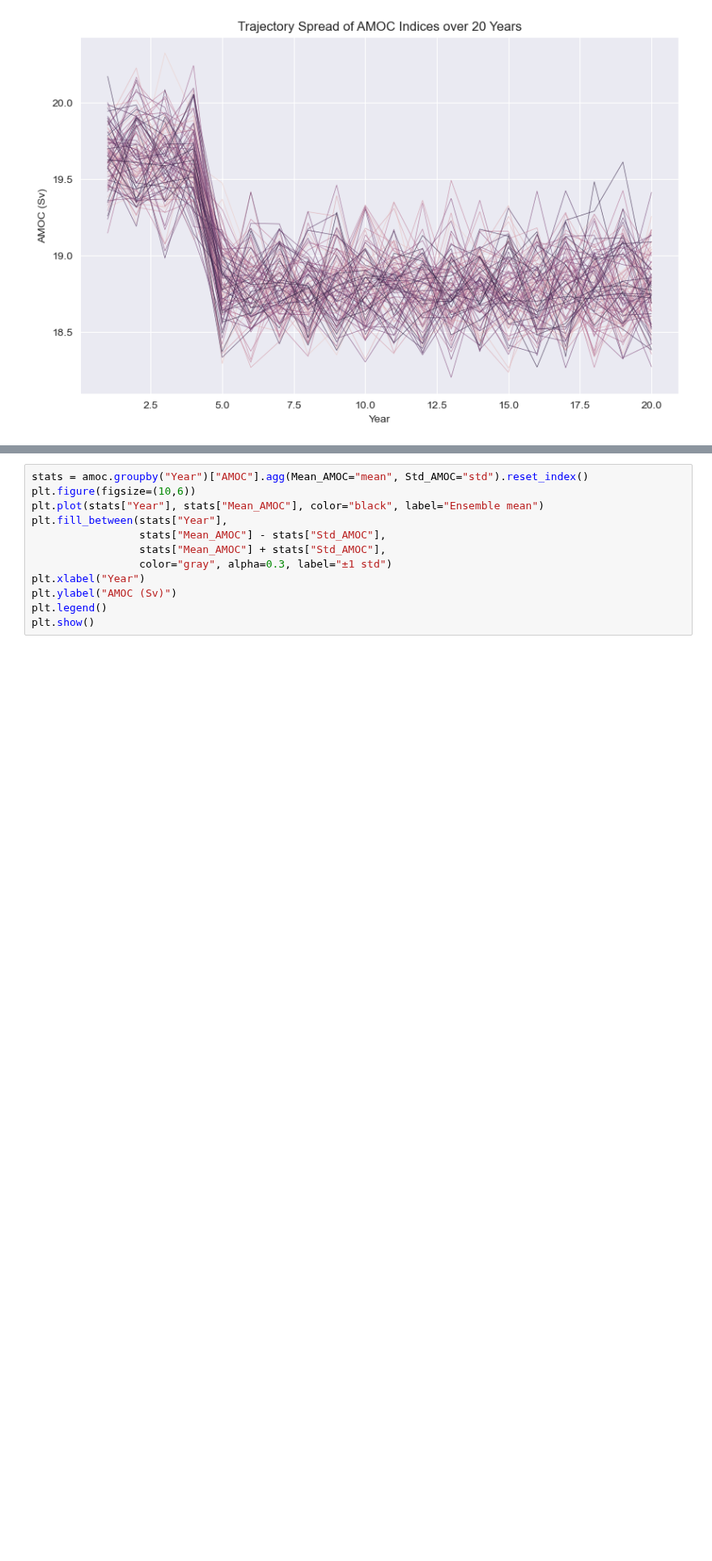
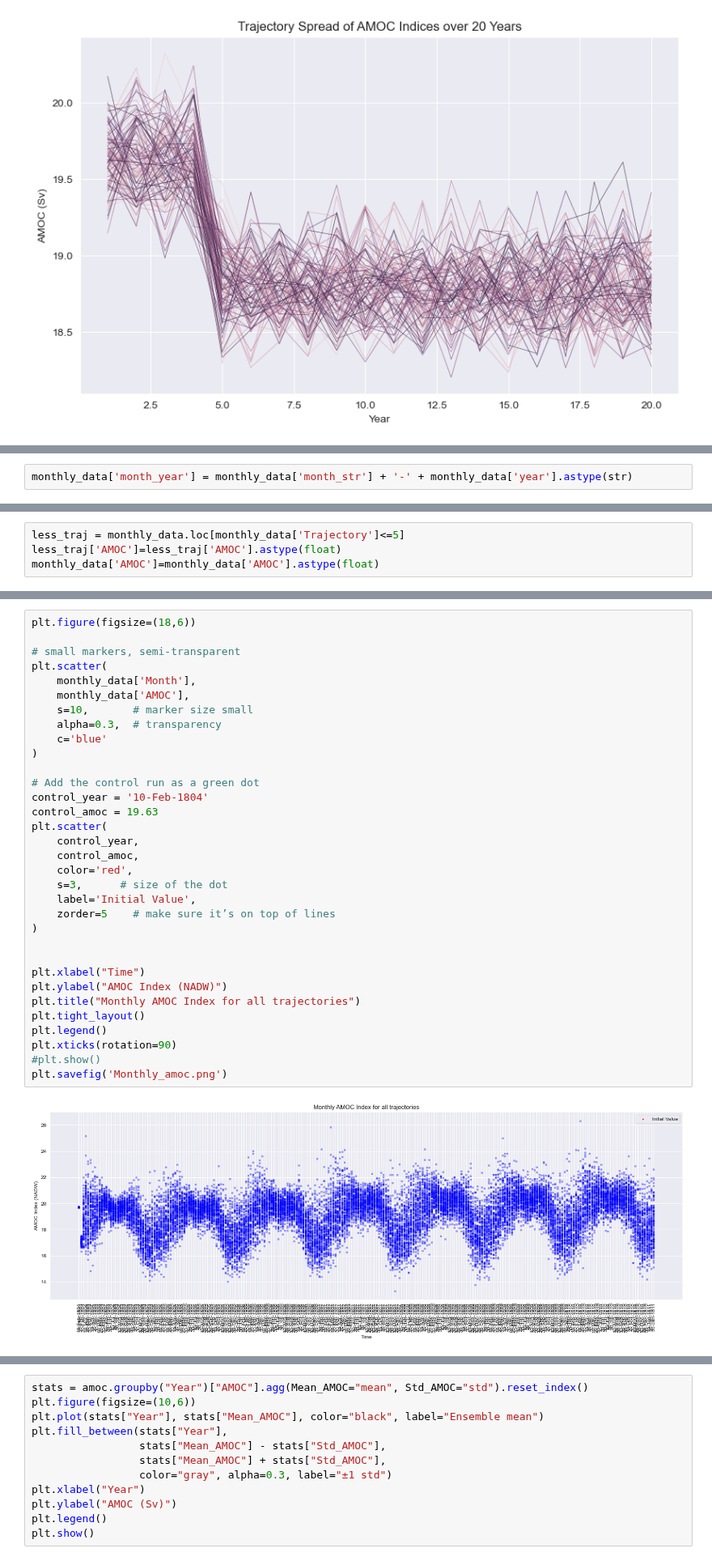
Before and after one commit to amethystaurora-robo/plasim_rare_events, a Jupyter notebook: traj_analysis.ipynb, the cells around one changed output, grey strips where cells are left out. Shown at 81% size. Saved outputs shown, nothing was run; the diff lists cells and outputs as text; blank space fills up the shorter version.

```diff
--- a/traj_analysis.ipynb
+++ b/traj_analysis.ipynb
@@ -51,0 +173,2 @@ plt.savefig("AMOC_traj_spread.png")
+# %%
+monthly_data['month_year'] = monthly_data['month_str'] + '-' + monthly_data['year'].astype(str)
@@ -51,0 +202,4 @@ plt.savefig("AMOC_traj_spread.png")
+# %%
+less_traj = monthly_data.loc[monthly_data['Trajectory']<=5]
+less_traj['AMOC']=less_traj['AMOC'].astype(float)
+monthly_data['AMOC']=monthly_data['AMOC'].astype(float)
@@ -51,0 +217,35 @@ plt.savefig("AMOC_traj_spread.png")
+# %%
+plt.figure(figsize=(18,6))
+
+# small markers, semi-transparent
+plt.scatter(
+    monthly_data['Month'],
+    monthly_data['AMOC'],
+    s=10,       # marker size small
+    alpha=0.3,  # transparency
+    c='blue'
+)
+
+# Add the control run as a green dot
+control_year = '10-Feb-1804'
+control_amoc = 19.63
+plt.scatter(
+    control_year,
+    control_amoc,
+    color='red',
+    s=3,      # size of the dot
+    label='Initial Value',
+    zorder=5    # make sure it’s on top of lines
+)
+
+
+plt.xlabel("Time")
+plt.ylabel("AMOC Index (NADW)")
+plt.title("Monthly AMOC Index for all trajectories")
+plt.tight_layout()
+plt.legend()
+plt.xticks(rotation=90)
+#plt.show()
+plt.savefig('Monthly_amoc.png')
+# %% [output]
+[figure, added]
```
Also changed, not shown: parts of 15 cells of this notebook, 4 other files.
